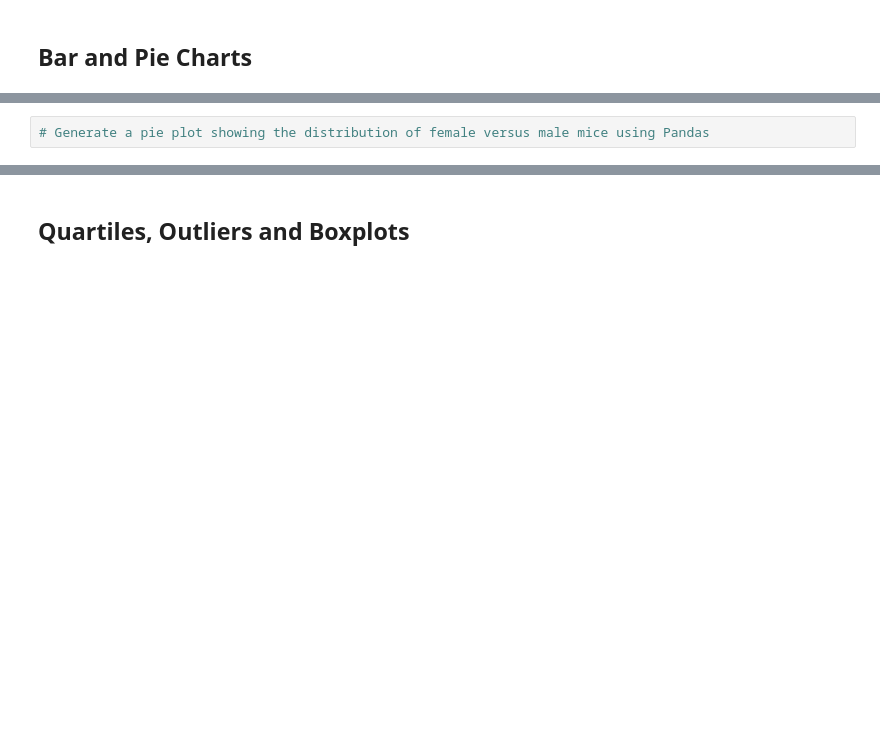
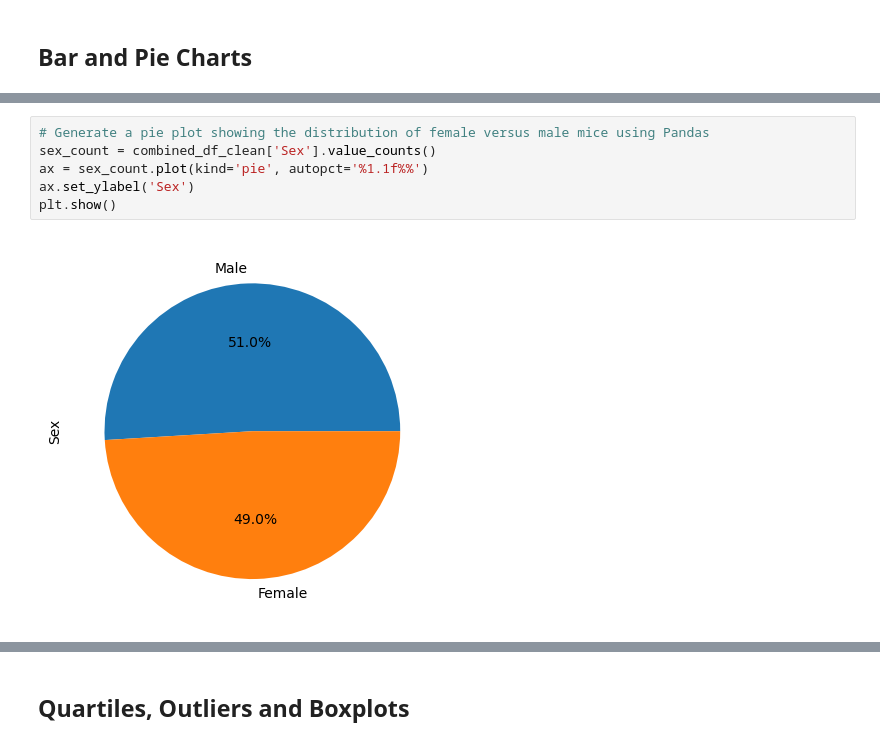
Before and after one commit to dtjskim/visualization-challenge, a Jupyter notebook: Pymaceuticals/pymaceuticals_starter.ipynb, the cells around one changed output, grey strips where cells are left out. Drawn from its saved outputs; the diff is of its cells as text; blank space fills up the shorter version.

```diff
--- a/Pymaceuticals/pymaceuticals_starter.ipynb
+++ b/Pymaceuticals/pymaceuticals_starter.ipynb
@@ -100,4 +162,10 @@ combined_df_clean["Mouse ID"].nunique()
 # %%
 # Generate a pie plot showing the distribution of female versus male mice using Pandas
+sex_count = combined_df_clean['Sex'].value_counts()
+ax = sex_count.plot(kind='pie', autopct='%1.1f%%')
+ax.set_ylabel('Sex')
+plt.show()
+# %% [output]
+[figure, added]
 # %%
 # Generate a pie plot showing the distribution of female versus male mice using pyplot
```
Also changed, not shown: parts of 10 cells of this notebook.
